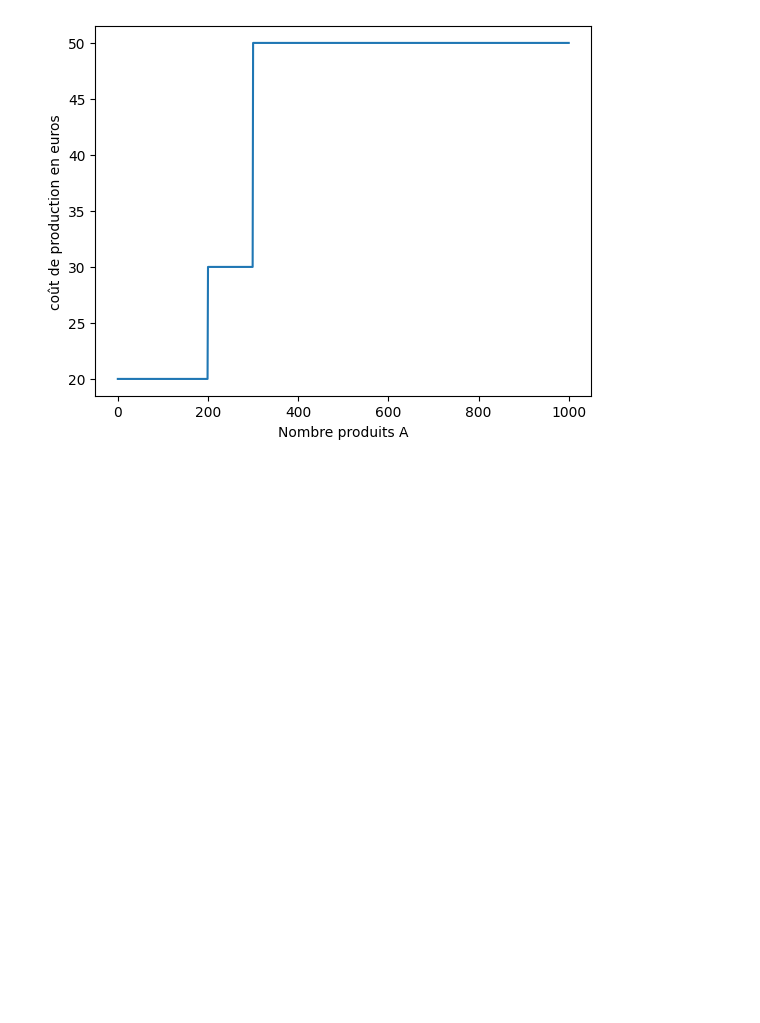
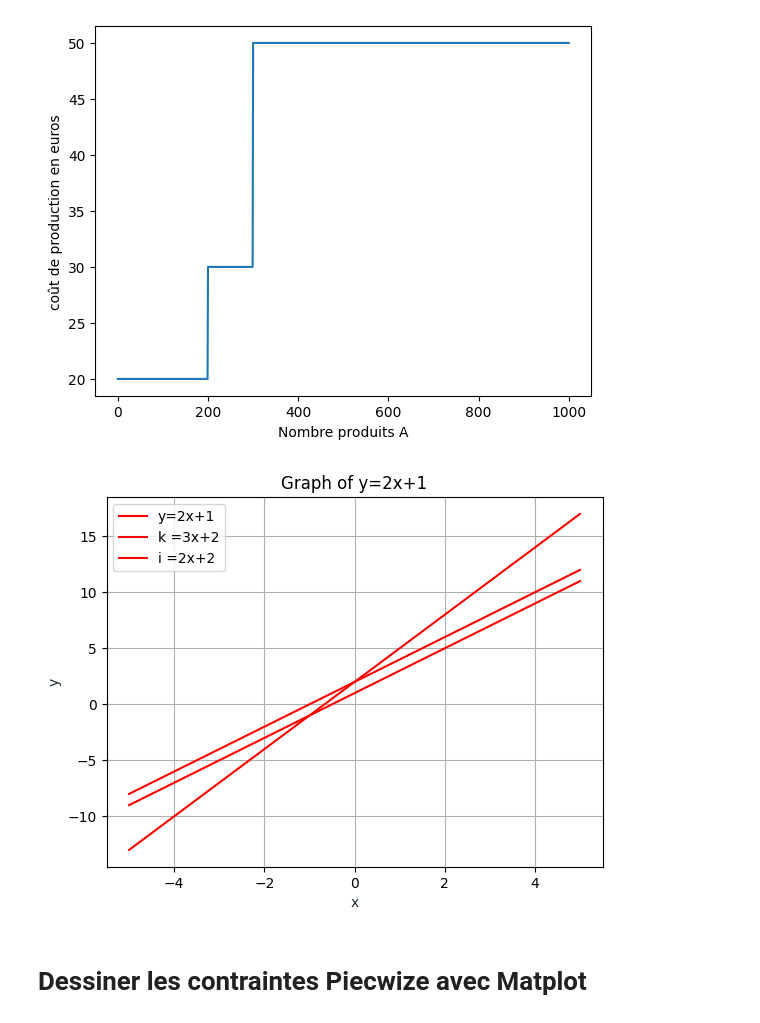
Before and after one commit to estellederrien/python-data-science, a Jupyter notebook: 01. Recherche opérationnelle (Operations research - Management science)/03. Comment Linéariser/PYTHON/02. PRATIQUE - Piecewize avec différents solveurs.ipynb, the cells around one changed output. Saved outputs shown, nothing was run; the diff lists cells and outputs as text; code cells hidden in the pictures; blank space fills up the shorter version.

```diff
--- a/01. Recherche opérationnelle (Operations research - Management science)/03. Comment Linéariser/PYTHON/02. PRATIQUE - Piecewize avec différents solveurs.ipynb
+++ b/01. Recherche opérationnelle (Operations research - Management science)/03. Comment Linéariser/PYTHON/02. PRATIQUE - Piecewize avec différents solveurs.ipynb
@@ -37,3 +39,25 @@ plt.ylabel('coût de production en euros')
 plt.show()
 # %% [output]
 [figure]
+# %%
+
+
+import matplotlib.pyplot as plt
+import numpy as np
+x = np.linspace(-5,5,100)
+y = 2*x+1
+k = 3*x+2
+i = 2*x+2
+plt.plot(x, y, '-r', label='y=2x+1')
+plt.plot(x, k, '-r', label='k =3x+2')
+plt.plot(x, i, '-r', label='i =2x+2')
+plt.title('Graph of y=2x+1')
+plt.xlabel('x', color='#1C2833')
+plt.ylabel('y', color='#1C2833')
+plt.legend(loc='upper left')
+plt.grid()
+plt.show()
+# %% [output]
+[figure, added]
+# %% [markdown]
+# Dessiner les contraintes Piecwize avec Matplot
```
Also changed, not shown: parts of 3 cells of this notebook, 1 other file.
